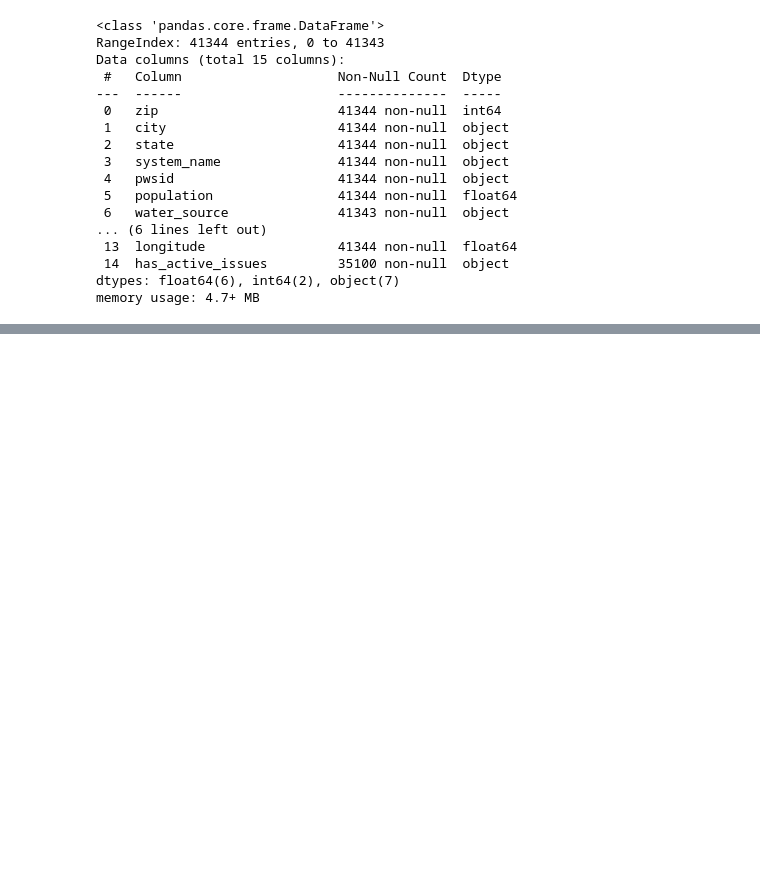
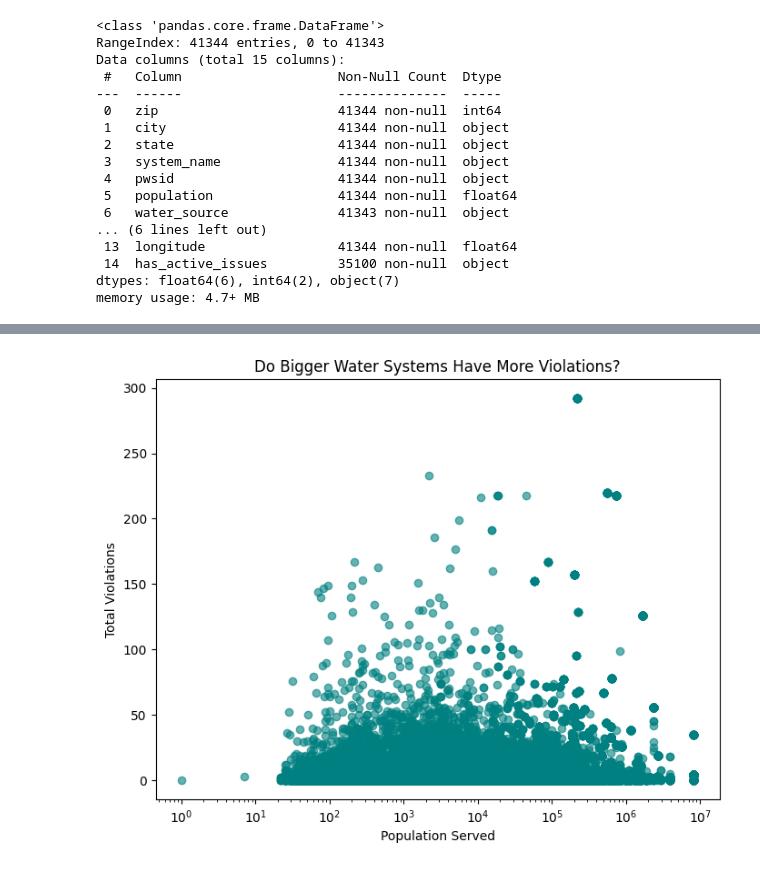
Before and after one commit to maru-sahil/FTI_project_Maru, a Jupyter notebook: Untitled0.ipynb, the cells around one changed output, grey strips where cells are left out. Drawn from its saved outputs; the diff is of its cells as text; code cells hidden in the pictures; blank space fills up the shorter version.

```diff
--- a/Untitled0.ipynb
+++ b/Untitled0.ipynb
@@ -74,0 +79,22 @@ df.describe()
+# %%
+import matplotlib.pyplot as plt
+import pandas as pd
+
+# Load your dataset (update the path to where your file is saved)
+df = pd.read_csv("https://raw.githubusercontent.com/maru-sahil/FTI_project_Maru/refs/heads/main/zip_water_quality.csv")
+
+# Scatter plot: population vs. total violations
+plt.figure(figsize=(8,6))
+plt.scatter(df["population"], df["total_violations"], alpha=0.6, color="teal")
+
+# Labels and title
+plt.xlabel("Population Served")
+plt.ylabel("Total Violations")
+plt.title("Do Bigger Water Systems Have More Violations?")
+
+# Optional: log scale helps if population varies a lot
+plt.xscale("log")
+
+plt.show()
+# %% [output]
+[figure, added]
```
Also changed, not shown: parts of 2 cells of this notebook.
